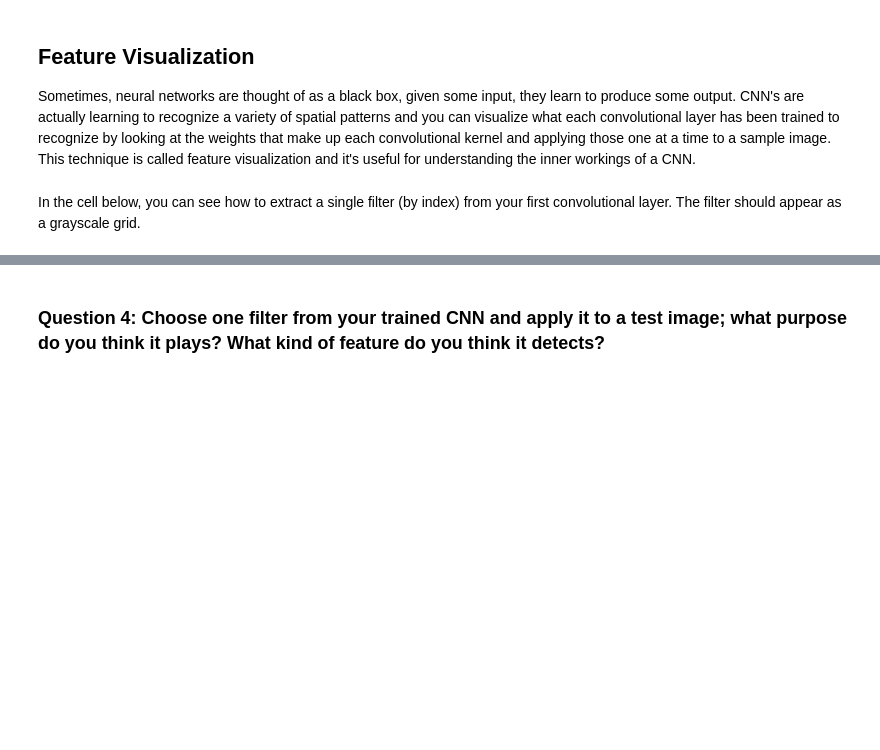
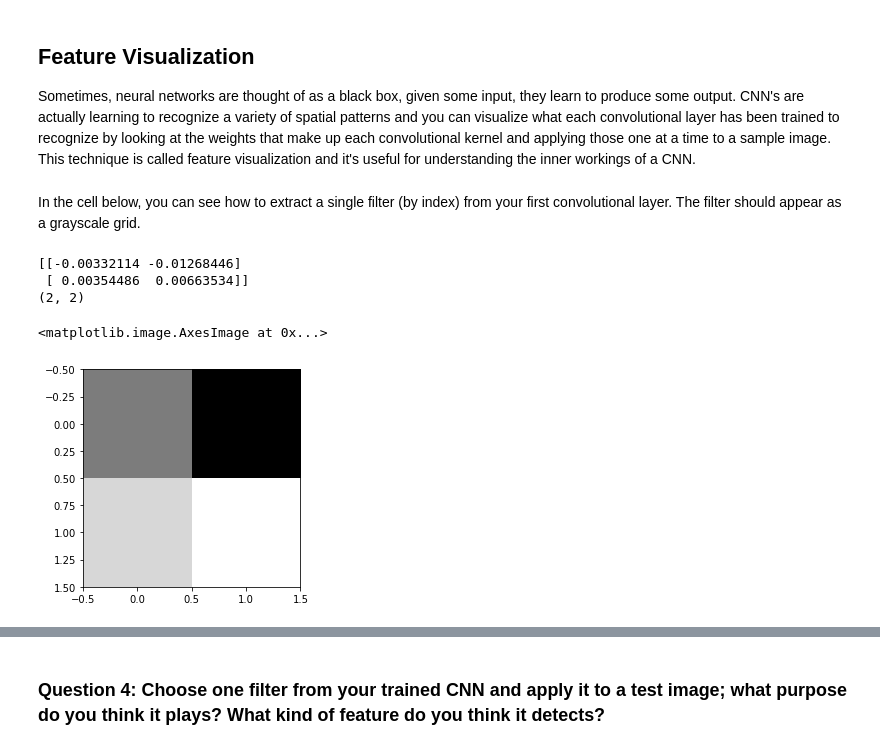
Before and after one commit to AndresGarciaEscalante/Facial_Kepoints_CNN, a Jupyter notebook: 2. Define the Network Architecture.ipynb, the cells around one changed output, grey strips where cells are left out. Saved outputs shown, nothing was run; the diff lists cells and outputs as text; code cells hidden in the pictures; blank space fills up the shorter version.

```diff
--- a/2. Define the Network Architecture.ipynb
+++ b/2. Define the Network Architecture.ipynb
@@ -440,17 +480,23 @@ In the cell below, you can see how to extract a single filter (by index) from yo
 # %%
 # Get the weights in the first conv layer, "conv1"
 # if necessary, change this to reflect the name of your first conv layer
-weights1 = net.conv1.weight.data
+weights1 = net.conv4.weight.data
 
 w = weights1.numpy()
 
 filter_index = 0
 
 print(w[filter_index][0])
 print(w[filter_index][0].shape)
 
 # display the filter weights
 plt.imshow(w[filter_index][0], cmap='gray')
+# %% [output]
+[[-0.00332114 -0.01268446]
+ [ 0.00354486  0.00663534]]
+(2, 2)
+<matplotlib.image.AxesImage at 0x...>
+[figure, added]
 # %% [markdown]
 ## Feature maps
 
```
Also changed, not shown: parts of 9 cells of this notebook.
